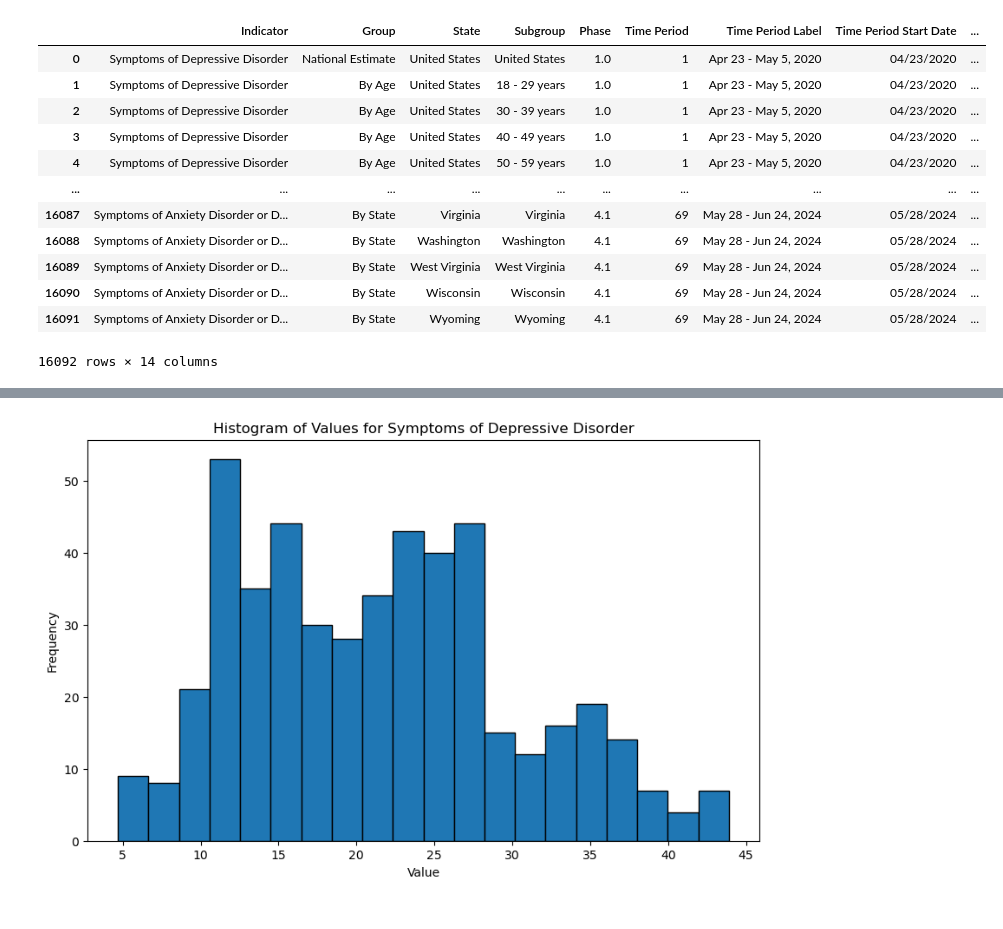
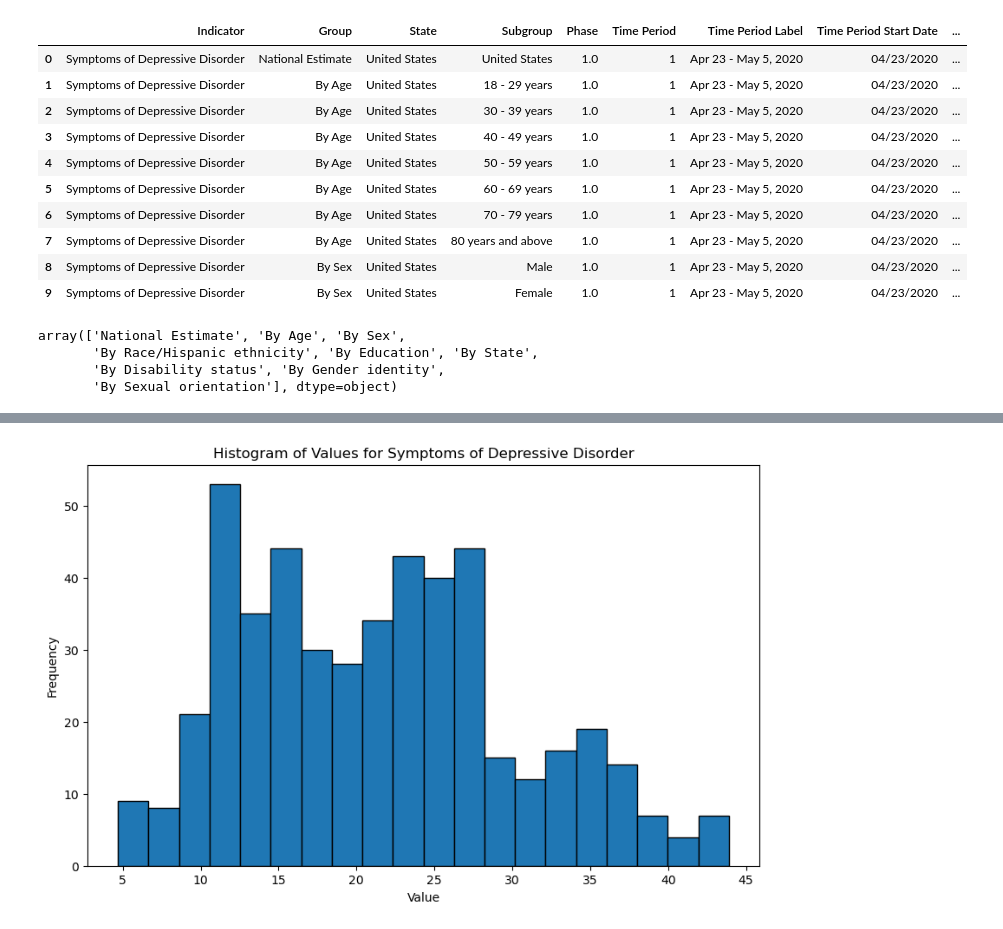
Before and after one commit to Franciscol9123/Mental-Health-EDA, a Jupyter notebook: Leo1.ipynb, the cells around one changed output, grey strips where cells are left out. Saved outputs shown, nothing was run; the diff lists cells and outputs as text; code cells hidden in the pictures.

```diff
--- a/Leo1.ipynb
+++ b/Leo1.ipynb
@@ -10,26 +10,31 @@ from scipy.stats import chi2_contingency
 # %%
 #Open the csv's for Mental Health Data
 indicators_A_D_path = Path("Mental Health Resources/Indicators_of_Anxiety_or_Depression_Based_on_Reported_Frequency_of_Symptoms_During_Last_7_Days_20240807.csv")
 
 #Read Mental Health Data
 indicators_df = pd.read_csv(indicators_A_D_path)
 
 #Display
-indicators_df
+indicators_df.head(10)
 # %% [output]
 |  | Indicator | Group | State | Subgroup | Phase | Time Period | Time Period Label | Time Period Start Date | ... |
 | 0 | Symptoms of Depressive Disorder | National Estimate | United States | United States | 1.0 | 1 | Apr 23 - May 5, 2020 | 04/23/2020 | ... |
 | 1 | Symptoms of Depressive Disorder | By Age | United States | 18 - 29 years | 1.0 | 1 | Apr 23 - May 5, 2020 | 04/23/2020 | ... |
 | 2 | Symptoms of Depressive Disorder | By Age | United States | 30 - 39 years | 1.0 | 1 | Apr 23 - May 5, 2020 | 04/23/2020 | ... |
 | 3 | Symptoms of Depressive Disorder | By Age | United States | 40 - 49 years | 1.0 | 1 | Apr 23 - May 5, 2020 | 04/23/2020 | ... |
 | 4 | Symptoms of Depressive Disorder | By Age | United States | 50 - 59 years | 1.0 | 1 | Apr 23 - May 5, 2020 | 04/23/2020 | ... |
-| ... | ... | ... | ... | ... | ... | ... | ... | ... | ... |
-| 16087 | Symptoms of Anxiety Disorder or D... | By State | Virginia | Virginia | 4.1 | 69 | May 28 - Jun 24, 2024 | 05/28/2024 | ... |
-| 16088 | Symptoms of Anxiety Disorder or D... | By State | Washington | Washington | 4.1 | 69 | May 28 - Jun 24, 2024 | 05/28/2024 | ... |
-| 16089 | Symptoms of Anxiety Disorder or D... | By State | West Virginia | West Virginia | 4.1 | 69 | May 28 - Jun 24, 2024 | 05/28/2024 | ... |
-| 16090 | Symptoms of Anxiety Disorder or D... | By State | Wisconsin | Wisconsin | 4.1 | 69 | May 28 - Jun 24, 2024 | 05/28/2024 | ... |
-| 16091 | Symptoms of Anxiety Disorder or D... | By State | Wyoming | Wyoming | 4.1 | 69 | May 28 - Jun 24, 2024 | 05/28/2024 | ... |
+| 5 | Symptoms of Depressive Disorder | By Age | United States | 60 - 69 years | 1.0 | 1 | Apr 23 - May 5, 2020 | 04/23/2020 | ... |
+| 6 | Symptoms of Depressive Disorder | By Age | United States | 70 - 79 years | 1.0 | 1 | Apr 23 - May 5, 2020 | 04/23/2020 | ... |
+| 7 | Symptoms of Depressive Disorder | By Age | United States | 80 years and above | 1.0 | 1 | Apr 23 - May 5, 2020 | 04/23/2020 | ... |
+| 8 | Symptoms of Depressive Disorder | By Sex | United States | Male | 1.0 | 1 | Apr 23 - May 5, 2020 | 04/23/2020 | ... |
+| 9 | Symptoms of Depressive Disorder | By Sex | United States | Female | 1.0 | 1 | Apr 23 - May 5, 2020 | 04/23/2020 | ... |
-16092 rows × 14 columns
+# %%
+indicators_df['Group'].unique()
+# %% [output]
+array(['National Estimate', 'By Age', 'By Sex',
+       'By Race/Hispanic ethnicity', 'By Education', 'By State',
+       'By Disability status', 'By Gender identity',
+       'By Sexual orientation'], dtype=object)
 # %% [markdown]
 # Age Analysis
 --
```
Also changed, not shown: parts of 3 cells of this notebook.
